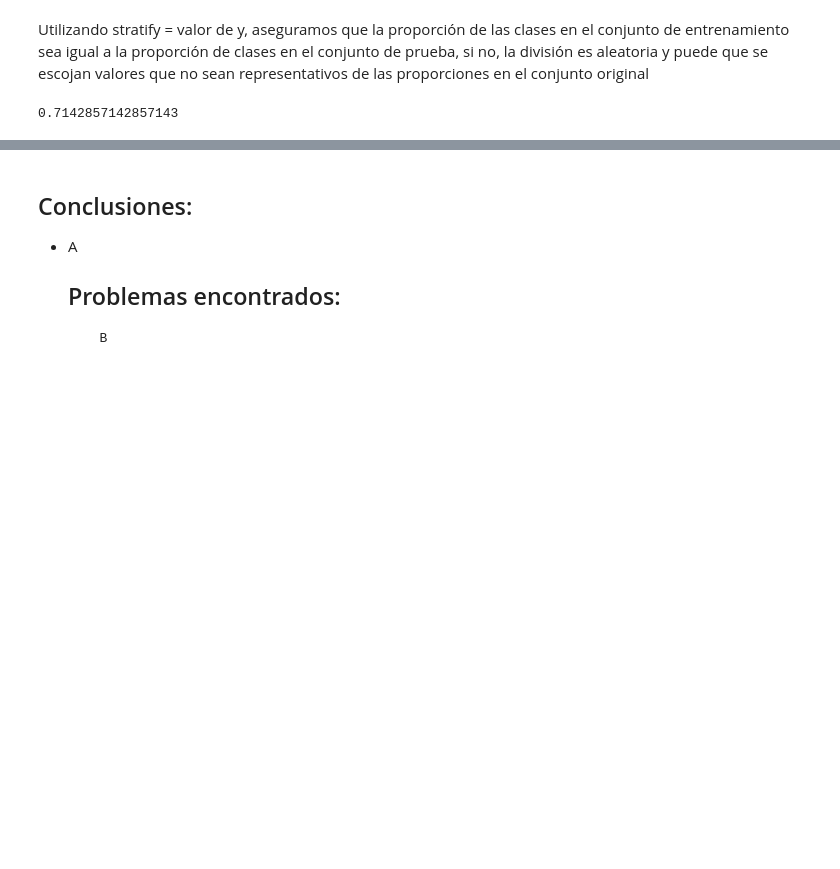
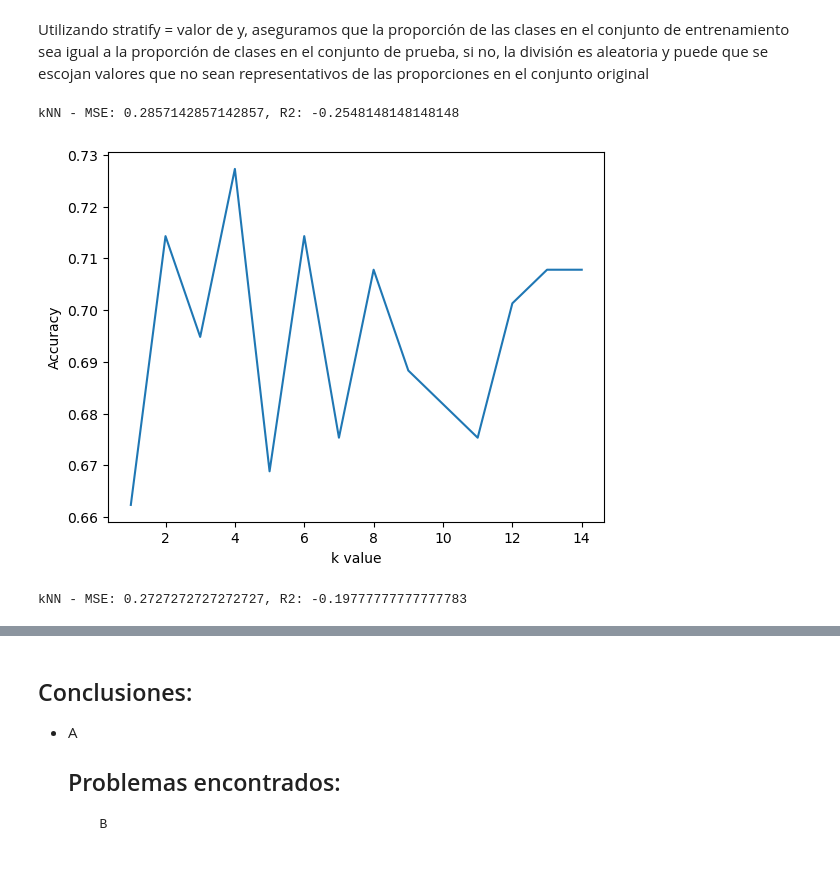
Before and after one commit to Raul0801/SIAA_prediccion_lineal_notas, a Jupyter notebook: Diabetes/knn_raul_javier_laura_martin_hugo.ipynb, the cells around one changed output, grey strips where cells are left out. Cells and saved outputs as stored; diff of their text form; code cells hidden in the pictures; blank space fills up the shorter version.

Commit message:
diabetes (WIP) - Added k value improvement

```diff
--- a/Diabetes/knn_raul_javier_laura_martin_hugo.ipynb
+++ b/Diabetes/knn_raul_javier_laura_martin_hugo.ipynb
@@ -61,7 +62,8 @@ dataset = pd.read_csv('diabetes.csv', delimiter=',')
 Aqui mostramos los coeficientes de correlación de G3 con las demás columnas
 # %%
 # Seleccionar las columnas para el modelo de regresión lineal: horas de estudio, edad, faltas, repeticiones, nota 1º, 2º y 3º evaluación
-X = dataset[['Pregnancies', 'Glucose', 'BloodPressure', 'SkinThickness', 'Insulin', 'BMI', 'DiabetesPedigreeFunction','Age']]
+X = dataset[['Pregnancies', 'Glucose', 'BloodPressure',
+             'SkinThickness', 'Insulin', 'BMI', 'DiabetesPedigreeFunction', 'Age']]
 Y = dataset['Outcome']
 
 # Mostrar correlaciones
@@ -77,13 +79,54 @@ plt.show()
 # %% [markdown]
 Utilizando stratify = valor de y, aseguramos que la proporción de las clases en el conjunto de entrenamiento sea igual a la proporción de clases en el conjunto de prueba, si no, la división es aleatoria y puede que se escojan valores que no sean representativos de las proporciones en el conjunto original
 # %%
-X_train, X_test, y_train, y_test = train_test_split(X, Y, test_size=0.2, random_state=42, stratify=Y)
+X_train, X_test, y_train, y_test = train_test_split(
+    X, Y, test_size=0.2, random_state=42, stratify=Y)
 
-knn = KNeighborsClassifier(n_neighbors=6)    #así indico el número de vecinos que voy a utilizar
+# así indico el número de vecinos que voy a utilizar
+knn = KNeighborsClassifier(n_neighbors=6)
 knn.fit(X_train, y_train)
 knn.score(X_test, y_test)
+
+y_pred = knn.predict(X_test)
+
+
+mse_knn = mean_squared_error(y_test, y_pred)
+r2_knn = r2_score(y_test, y_pred)
+print(f'kNN - MSE: {mse_knn}, R2: {r2_knn}')
 # %% [output]
-0.7142857142857143
+kNN - MSE: 0.2857142857142857, R2: -0.2548148148148148
+# %%
+import matplotlib.pyplot as plt
+k_range = range(1, 15)
+scores = []
+
+for k in k_range:
+    knn = KNeighborsClassifier(n_neighbors=k)
+    knn.fit(X_train, y_train)
+    y_pred = knn.predict(X_test)
+    scores.append(metrics.accuracy_score(y_test, y_pred))
+
+plt.plot(k_range, scores)
+plt.xlabel('k value')
+plt.ylabel('Accuracy')
+
+plt.show()
+# %% [output]
+[figure, added]
+# %%
+# Ajusto el número de vecinos al valor con mayor precisión y vemos como se reducen MSE y R2
+knn = KNeighborsClassifier(n_neighbors=4)
+knn.fit(X_train, y_train)
+knn.score(X_test, y_test)
+
+y_pred = knn.predict(X_test)
+
+
+mse_knn = mean_squared_error(y_test, y_pred)
+r2_knn = r2_score(y_test, y_pred)
+print(f'kNN - MSE: {mse_knn}, R2: {r2_knn}')
+# %% [output]
+kNN - MSE: 0.2727272727272727, R2: -0.19777777777777783
 # %%
 y_pred2 = knn.predict(X_test)
 y_pred2
```
Also changed, not shown: parts of 2 cells of this notebook.
